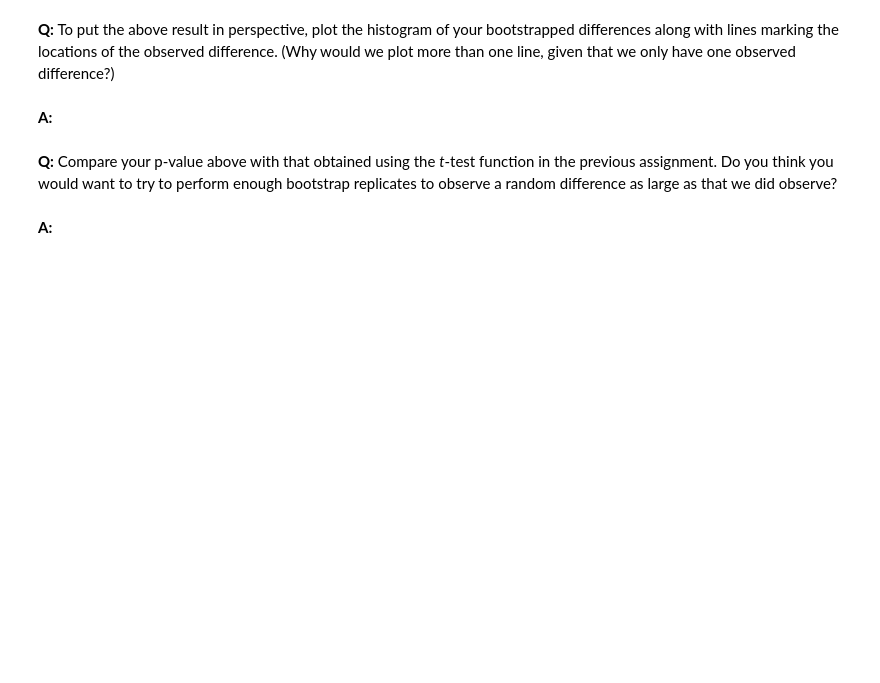
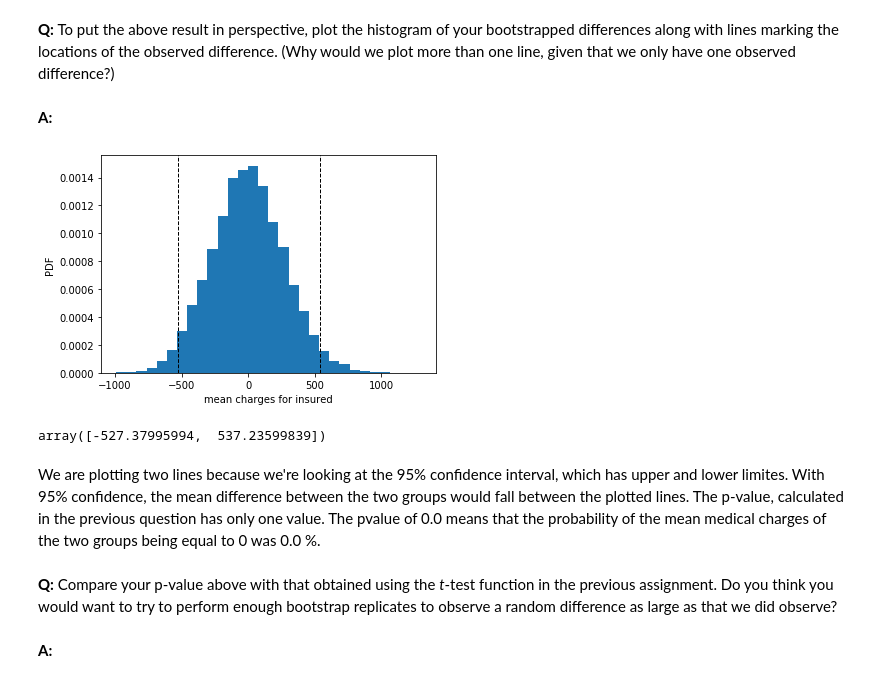
Before and after one commit to carashri/Springboard, a Jupyter notebook: inferential_statistics_2-Q.ipynb, the cells around one changed output. Cells and saved outputs as stored; diff of their text form; code cells hidden in the pictures; blank space fills up the shorter version.

```diff
--- a/inferential_statistics_2-Q.ipynb
+++ b/inferential_statistics_2-Q.ipynb
@@ -145,6 +159,20 @@ plt.show()
 __Q:__ To put the above result in perspective, plot the histogram of your bootstrapped differences along with lines marking the locations of the observed difference. (Why would we plot more than one line, given that we only have one observed difference?)
 # %% [markdown]
 __A:__
+# %%
+_ = plt.hist(bs_replicates, bins=30, density=True)
+_ = plt.xlabel('mean charges for insured')
+_ = plt.ylabel('PDF')
+_ = plt.axvline(x=np.percentile(bs_replicates, 2.5), color='k', linestyle='dashed', linewidth=1)
+_ = plt.axvline(x=np.percentile(bs_replicates, 97.5), color='k', linestyle='dashed', linewidth=1)
+plt.show()
+
+np.percentile(bs_replicates, [2.5, 97.5])
+# %% [output]
+[figure, added]
+array([-527.37995994,  537.23599839])
+# %% [markdown]
+We are plotting two lines because we're looking at the 95% confidence interval, which has upper and lower limites. With 95% confidence, the mean difference between the two groups would fall between the plotted lines. The p-value, calculated in the previous question has only one value. The pvalue of 0.0 means that the probability of the mean medical charges of the two groups being equal to 0 was 0.0 %.
 # %% [markdown]
 __Q:__ Compare your p-value above with that obtained using the _t_-test function in the previous assignment. Do you think you would want to try to perform enough bootstrap replicates to observe a random difference as large as that we did observe?
 # %% [markdown]
```
Also changed, not shown: parts of 11 cells of this notebook.
